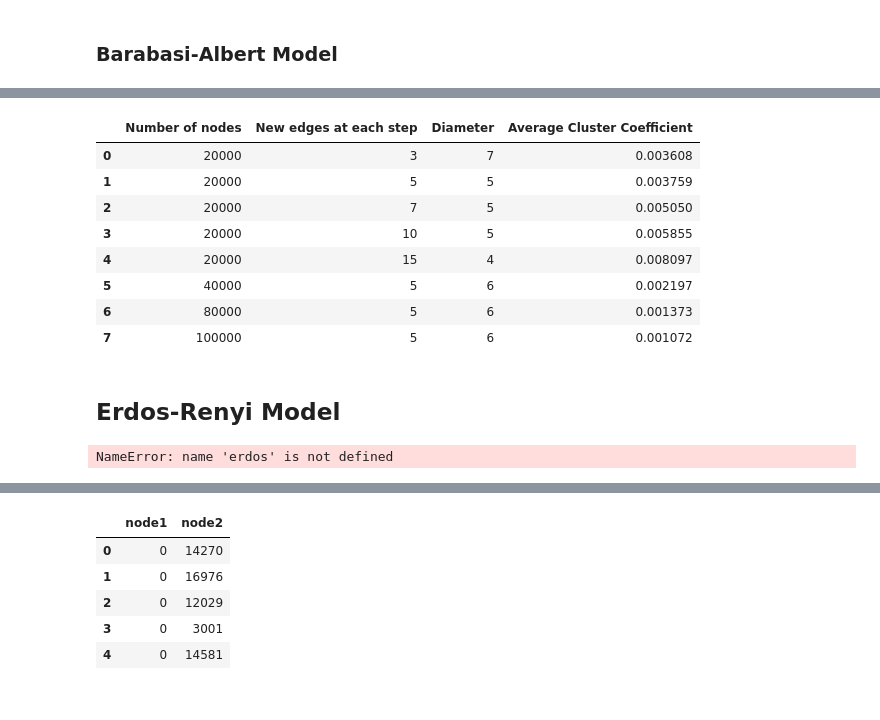
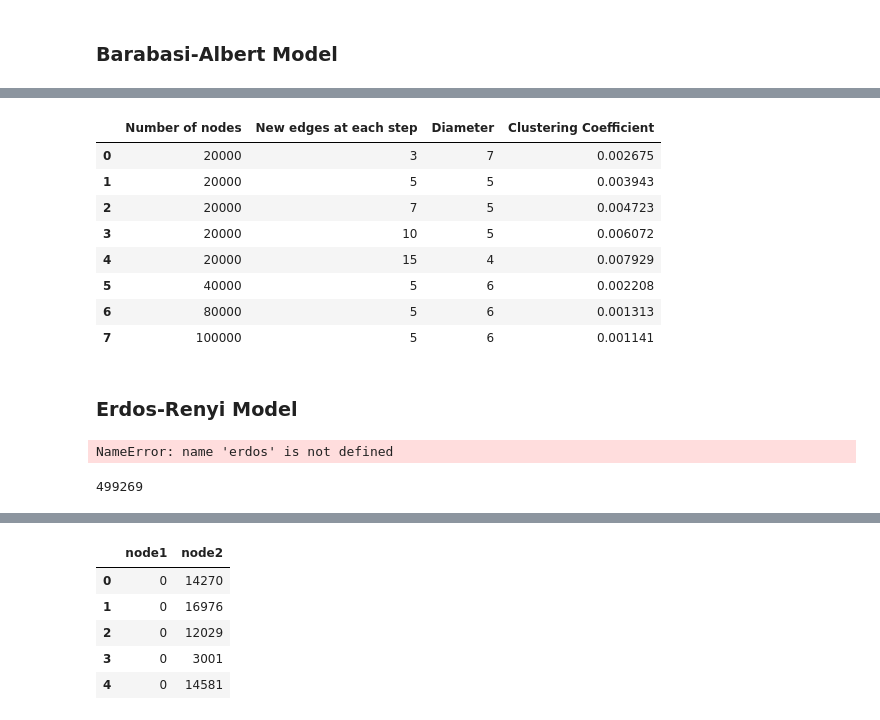
Before and after one commit to michele1783/Social-Network-and-Online-Markets, a Jupyter notebook: HW Social Network.ipynb, the cells around one changed output, grey strips where cells are left out. Saved outputs shown, nothing was run; the diff lists cells and outputs as text; code cells hidden in the pictures.

```diff
--- a/HW Social Network.ipynb
+++ b/HW Social Network.ipynb
@@ -184,17 +303,18 @@ for i in res_barabasi:
 # %%
+#crating a dataframe with information needed
 df = pd.DataFrame(list(zip(n, l, diam, clus)),
-               columns =['Number of nodes', 'New edges at each step', 'Diameter', 'Average Cluster Coefficient'])
+               columns =['Number of nodes', 'New edges at each step', 'Diameter', 'Clustering Coefficient'])
 df
 # %% [output]
-|  | Number of nodes | New edges at each step | Diameter | Average Cluster Coefficient |
-| 0 | 20000 | 3 | 7 | 0.003608 |
-| 1 | 20000 | 5 | 5 | 0.003759 |
-| 2 | 20000 | 7 | 5 | 0.005050 |
-| 3 | 20000 | 10 | 5 | 0.005855 |
-| 4 | 20000 | 15 | 4 | 0.008097 |
-| 5 | 40000 | 5 | 6 | 0.002197 |
-| 6 | 80000 | 5 | 6 | 0.001373 |
-| 7 | 100000 | 5 | 6 | 0.001072 |
+|  | Number of nodes | New edges at each step | Diameter | Clustering Coefficient |
+| 0 | 20000 | 3 | 7 | 0.002675 |
+| 1 | 20000 | 5 | 5 | 0.003943 |
+| 2 | 20000 | 7 | 5 | 0.004723 |
+| 3 | 20000 | 10 | 5 | 0.006072 |
+| 4 | 20000 | 15 | 4 | 0.007929 |
+| 5 | 40000 | 5 | 6 | 0.002208 |
+| 6 | 80000 | 5 | 6 | 0.001313 |
+| 7 | 100000 | 5 | 6 | 0.001141 |
 # %% [markdown]
-## Erdos-Renyi Model
+### Erdos-Renyi Model
 # %%
@@ -222 +346,5 @@ for i in res_erdos:
+# %%
+len(erdos_trial[0].edges())
+# %% [output]
+499269
 # %%
```
Also changed, not shown: parts of 64 cells of this notebook.
